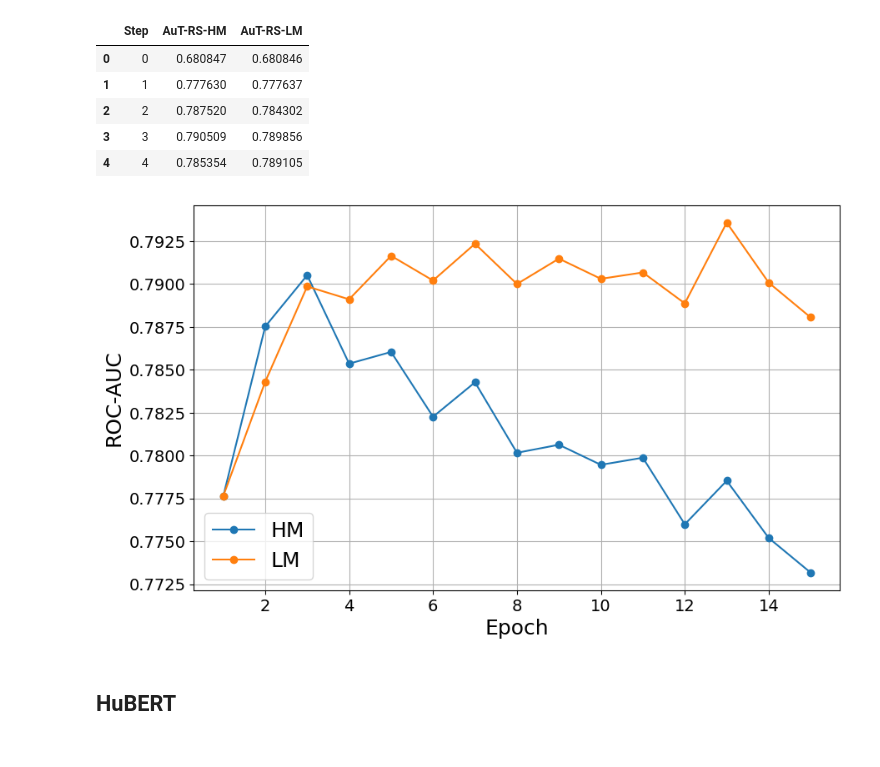
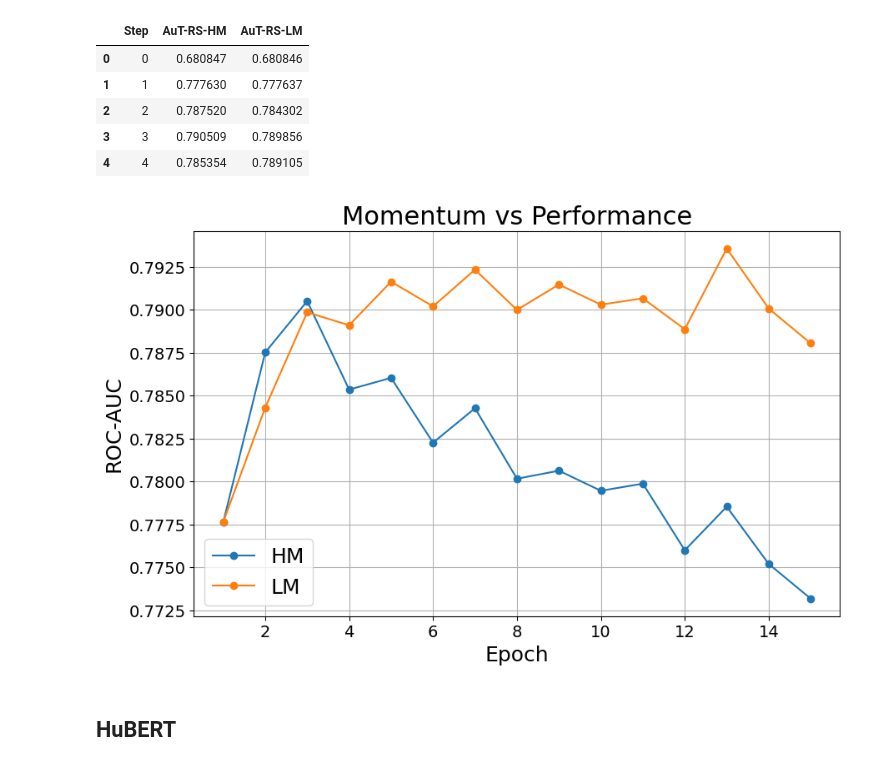
Before and after one commit to Andy-Shao/DHAuDS, a Jupyter notebook: Result_analysis.ipynb, the cells around one changed output. Drawn from its saved outputs; the diff is of its cells as text; code cells hidden in the pictures.

```diff
--- a/Result_analysis.ipynb
+++ b/Result_analysis.ipynb
@@ -20,35 +20,35 @@ from matplotlib.ticker import StrMethodFormatter
 
 plt.rcParams.update({
     'font.size': 14,           # Default font size
     'axes.titlesize': 16,      # Axis titles
     'axes.labelsize': 18,      # Axis labels
     'xtick.labelsize': 14,     # X tick labels
     'ytick.labelsize': 14,     # Y tick labels
     'legend.fontsize': 18,     # Legend
     'figure.titlesize': 18     # Figure title
 })
 
 plt.figure(figsize=(10, 6))
 plt.plot(iom['Step'][1:], iom['AuT-RS-HM'][1:], label='HM', marker='o')
 plt.plot(iom['Step'][1:], iom['AuT-RS-LM'][1:], label='LM', marker='o')
 plt.xlabel('Epoch')
 plt.ylabel('ROC-AUC')
 # plt.gca().yaxis.set_major_formatter(StrMethodFormatter('{x:.3f}'))
 # plt.ylim(ymin=.76)
-# plt.title('Comparison ROC-AUC between high momentum (HM) and low momentum (LM) when performing AMAuT ENQ-L1 on RS')
+plt.title('Momentum vs Performance', fontsize=22)
 plt.legend()
 plt.grid(True)
 # plt.savefig(
 #     'IoM_AuT-RS_ENQ-L1.png',
 #     format='png',
 #     dpi=300,
 #     bbox_inches='tight',
 #     facecolor='white',
 #     edgecolor='none'
 # )
 plt.show()
 # %% [output]
-[figure, old version]
+[figure, new version]
 # %% [markdown]
 ## HuBERT
 # %%
```
Also changed, not shown: parts of 6 cells of this notebook.
